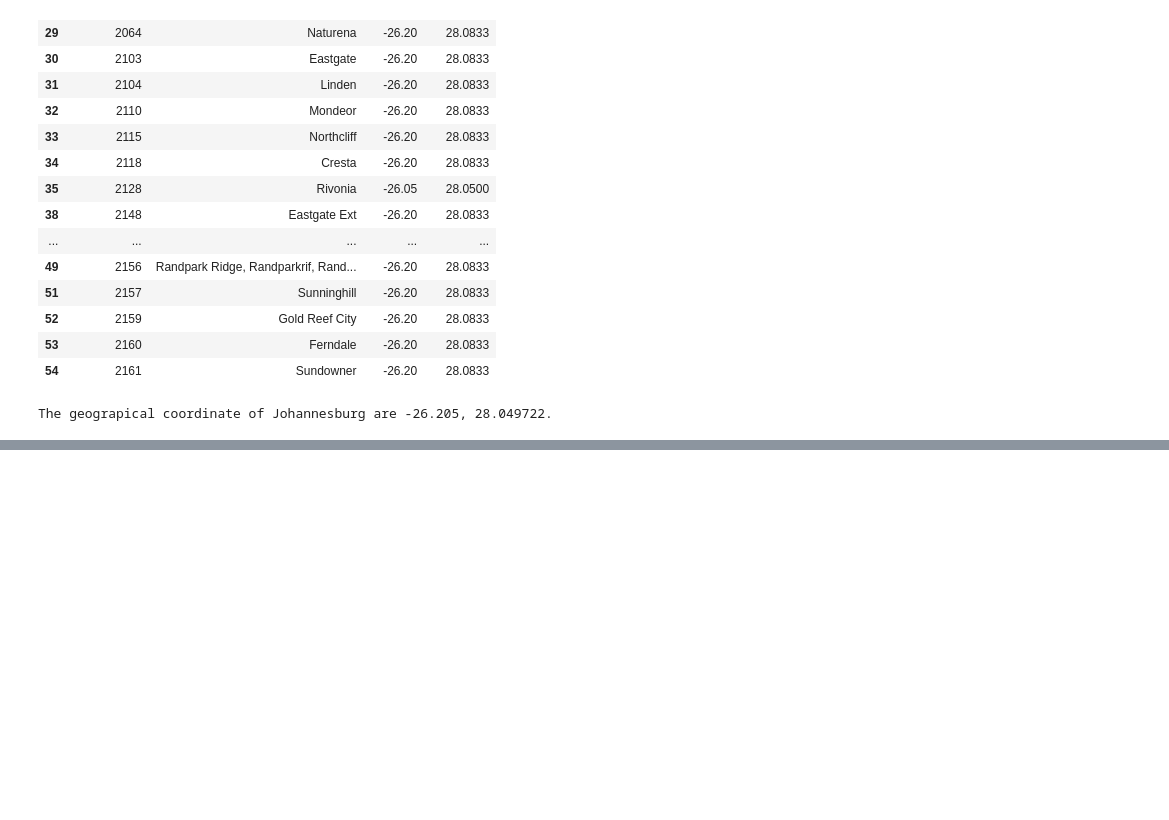
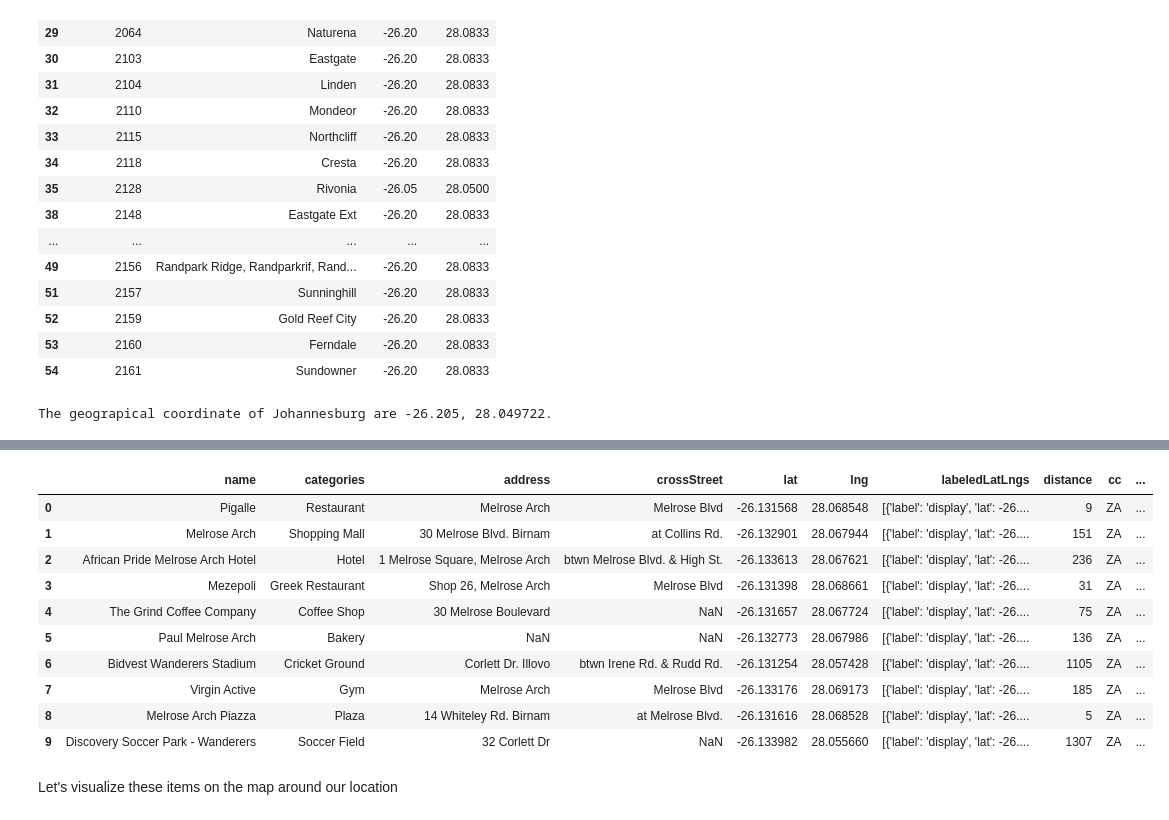
Before and after one commit to Nicole-Peterson/Coursera_Capstone., a Jupyter notebook: DataAnalysis.ipynb, the cells around one changed output, grey strips where cells are left out. Drawn from its saved outputs; the diff is of its cells as text; code cells hidden in the pictures; blank space fills up the shorter version.

```diff
--- a/DataAnalysis.ipynb
+++ b/DataAnalysis.ipynb
@@ -399,0 +670,7 @@ map_johannesburg
+# %%
+latitude = -26.131629
+longitude = 28.068477
+# %%
+# url
+url = 'https://api.foursquare.com/v2/venues/explore?client_id={}&client_secret={}&ll={},{}&v={}&radius={}&limit={}'.format(CLIENT_ID, CLIENT_SECRET, latitude, longitude, VERSION, radius, LIMIT)
+url
@@ -399,0 +679,4 @@ map_johannesburg
+# %%
+import requests
+results = requests.get(url).json()
+'There are {} around Pizza del vino .'.format(len(results['response']['groups'][0]['items']))
@@ -399,0 +685,4 @@ map_johannesburg
+# %%
+# get relevant JSON
+items = results['response']['groups'][0]['items']
+items[0]
@@ -399,0 +707,29 @@ map_johannesburg
+# %%
+# process json to df
+dataframe = pd.json_normalize(items) # flatten JSON
+
+# filter columns
+filtered_columns = ['venue.name', 'venue.categories'] + [col for col in dataframe.columns if col.startswith('venue.location.')] + ['venue.id']
+dataframe_filtered = dataframe.loc[:, filtered_columns]
+
+# filter the category for each row
+dataframe_filtered['venue.categories'] = dataframe_filtered.apply(get_category_type, axis=1)
+
+# clean columns
+dataframe_filtered.columns = [col.split('.')[-1] for col in dataframe_filtered.columns]
+
+dataframe_filtered.head(10)
+# %% [output]
+|  | name | categories | address | crossStreet | lat | lng | labeledLatLngs | distance | cc | ... |
+| 0 | Pigalle | Restaurant | Melrose Arch | Melrose Blvd | -26.131568 | 28.068548 | [{'label': 'display', 'lat': -26.... | 9 | ZA | ... |
+| 1 | Melrose Arch | Shopping Mall | 30 Melrose Blvd. Birnam | at Collins Rd. | -26.132901 | 28.067944 | [{'label': 'display', 'lat': -26.... | 151 | ZA | ... |
+| 2 | African Pride Melrose Arch Hotel | Hotel | 1 Melrose Square, Melrose Arch | btwn Melrose Blvd. & High St. | -26.133613 | 28.067621 | [{'label': 'display', 'lat': -26.... | 236 | ZA | ... |
+| 3 | Mezepoli | Greek Restaurant | Shop 26, Melrose Arch | Melrose Blvd | -26.131398 | 28.068661 | [{'label': 'display', 'lat': -26.... | 31 | ZA | ... |
+| 4 | The Grind Coffee Company | Coffee Shop | 30 Melrose Boulevard | NaN | -26.131657 | 28.067724 | [{'label': 'display', 'lat': -26.... | 75 | ZA | ... |
+| 5 | Paul Melrose Arch | Bakery | NaN | NaN | -26.132773 | 28.067986 | [{'label': 'display', 'lat': -26.... | 136 | ZA | ... |
+| 6 | Bidvest Wanderers Stadium | Cricket Ground | Corlett Dr. Illovo | btwn Irene Rd. & Rudd Rd. | -26.131254 | 28.057428 | [{'label': 'display', 'lat': -26.... | 1105 | ZA | ... |
+| 7 | Virgin Active | Gym | Melrose Arch | Melrose Blvd | -26.133176 | 28.069173 | [{'label': 'display', 'lat': -26.... | 185 | ZA | ... |
+| 8 | Melrose Arch Piazza | Plaza | 14 Whiteley Rd. Birnam | at Melrose Blvd. | -26.131616 | 28.068528 | [{'label': 'display', 'lat': -26.... | 5 | ZA | ... |
+| 9 | Discovery Soccer Park - Wanderers | Soccer Field | 32 Corlett Dr | NaN | -26.133982 | 28.055660 | [{'label': 'display', 'lat': -26.... | 1307 | ZA | ... |
+# %% [markdown]
+Let's visualize these items on the map around our location
```
Also changed, not shown: parts of 32 cells of this notebook.
